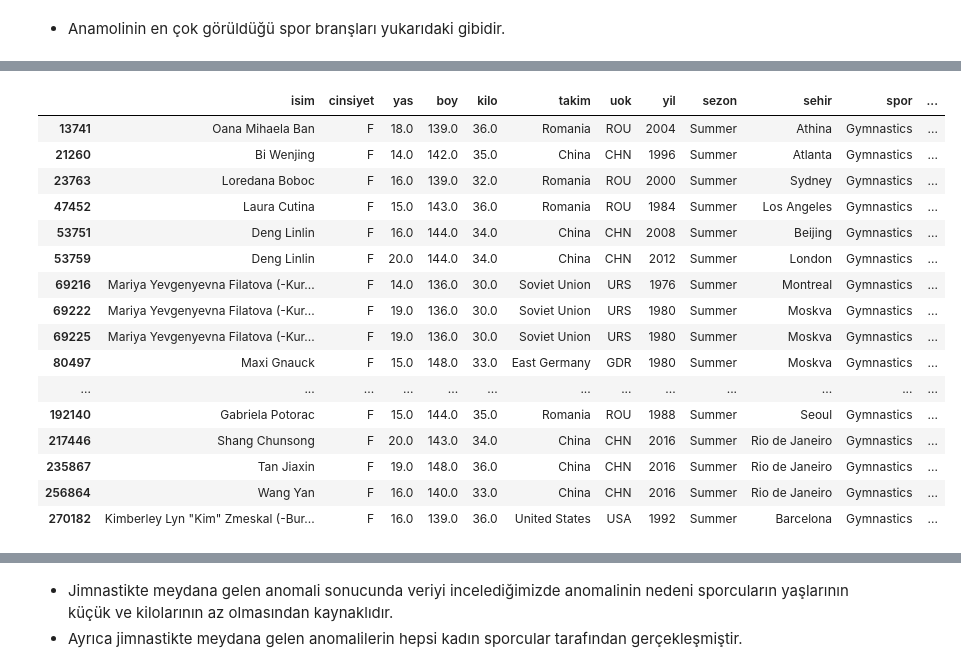
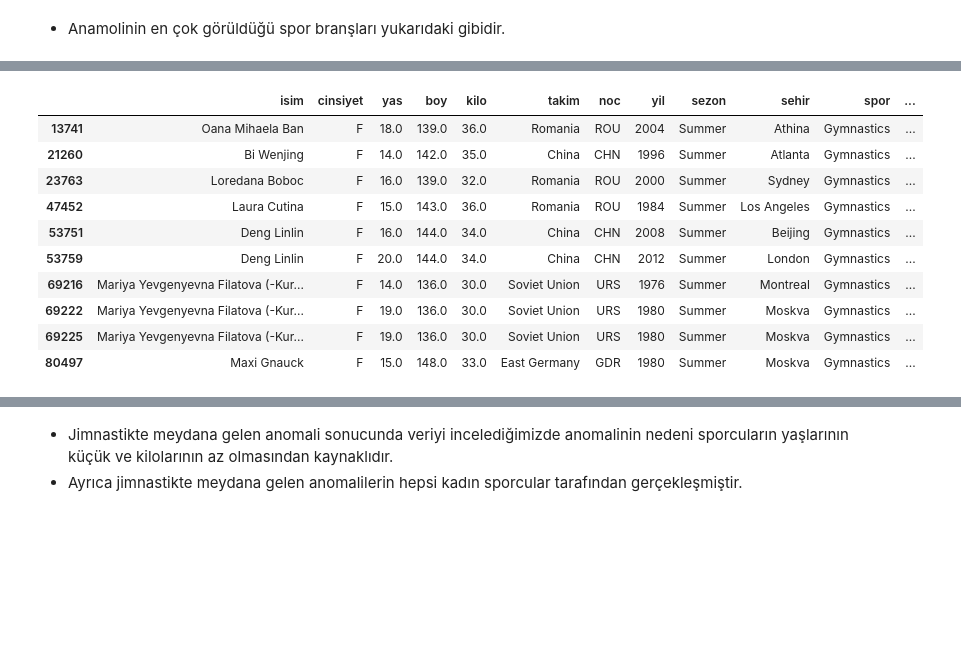
Before and after one commit to MertUrper/Exploratory-Data-Analysis-EDA-, a Jupyter notebook: EDA_olimpiyatlar.ipynb, the cells around one changed output, grey strips where cells are left out. Cells and saved outputs as stored; diff of their text form; code cells hidden in the pictures; blank space fills up the shorter version.

```diff
--- a/EDA_olimpiyatlar.ipynb
+++ b/EDA_olimpiyatlar.ipynb
@@ -369,0 +335,8 @@ plt.show()
+# %%
+# yıl dışında kalanlar için box plot çizdirelim
+sayisal_degisken2 = ["yas", "boy", "kilo"]
+for i in sayisal_degisken2:
+    sns.boxplot(data[i], data = data)
+    plt.title(f" '{i}' Değişkeni için Kutu Grafiği")
+    plt.xlabel(f"{i}")
+    plt.show()
@@ -382,12 +359,8 @@ plt.show()
 * Kategorik değişkenleri incelemek ve yorumlamak için bar grafiklerini kullanacağız.
 # %%
 # öncelikli olarak bar grafiğini elde edeceğimiz metodumuzu yazalım.
-def plotBar(degisken,n = 5):
-    """
-        Girdi: Değişken/sütun ismi
-               n = en önemli 10 eşsiz değer
-        Çıktı: Bar grafiği
-    """
+def plotBar(degisken,n = 10):
+
     veri_ = data[degisken]
     veri_sayma = veri_.value_counts()
     veri_sayma = veri_sayma[:n]
@@ -401,7 +374,7 @@ def plotBar(degisken,n = 5):
     print("{}: \n {}".format(degisken, veri_sayma))
 # %%
 # sayısal değişkenler için histogram çizdirelim
-kategorik_degisken = ["isim", "cinsiyet", "takim", "uok", "sezon", "sehir", "spor", "etkinlik", "madalya"]
+kategorik_degisken = ["isim", "cinsiyet", "takim", "noc", "sezon", "sehir", "spor", "etkinlik", "madalya"]
 for i in kategorik_degisken:
     plotBar(i)
 # %% [output]
@@ -619,7 +620,7 @@ def anomaliTespiti(df,ozellik):
 
     return multiple_outliers
 # %%
-veri_anomali = veri.loc[anomaliTespiti(veri,["yas","kilo","boy"])]
+veri_anomali = data.loc[anomaliTespiti(data,["yas","kilo","boy"])]
 veri_anomali.spor.value_counts()
 # %% [output]
 Basketball        64
@@ -647,9 +648,9 @@ plt.show()
 # %%
 # Jimnastikte meydana gelen anomali nedeni
 veri_gym = veri_anomali[veri_anomali.spor == "Gymnastics"]
-veri_gym
+veri_gym.head(10)
 # %% [output]
-|  | isim | cinsiyet | yas | boy | kilo | takim | uok | yil | sezon | sehir | spor | ... |
+|  | isim | cinsiyet | yas | boy | kilo | takim | noc | yil | sezon | sehir | spor | ... |
 | 13741 | Oana Mihaela Ban | F | 18.0 | 139.0 | 36.0 | Romania | ROU | 2004 | Summer | Athina | Gymnastics | ... |
 | 21260 | Bi Wenjing | F | 14.0 | 142.0 | 35.0 | China | CHN | 1996 | Summer | Atlanta | Gymnastics | ... |
 | 23763 | Loredana Boboc | F | 16.0 | 139.0 | 32.0 | Romania | ROU | 2000 | Summer | Sydney | Gymnastics | ... |
@@ -660,12 +661,6 @@ veri_gym
 | 69222 | Mariya Yevgenyevna Filatova (-Kur... | F | 19.0 | 136.0 | 30.0 | Soviet Union | URS | 1980 | Summer | Moskva | Gymnastics | ... |
 | 69225 | Mariya Yevgenyevna Filatova (-Kur... | F | 19.0 | 136.0 | 30.0 | Soviet Union | URS | 1980 | Summer | Moskva | Gymnastics | ... |
 | 80497 | Maxi Gnauck | F | 15.0 | 148.0 | 33.0 | East Germany | GDR | 1980 | Summer | Moskva | Gymnastics | ... |
-| ... | ... | ... | ... | ... | ... | ... | ... | ... | ... | ... | ... | ... |
-| 192140 | Gabriela Potorac | F | 15.0 | 144.0 | 35.0 | Romania | ROU | 1988 | Summer | Seoul | Gymnastics | ... |
-| 217446 | Shang Chunsong | F | 20.0 | 143.0 | 34.0 | China | CHN | 2016 | Summer | Rio de Janeiro | Gymnastics | ... |
-| 235867 | Tan Jiaxin | F | 19.0 | 148.0 | 36.0 | China | CHN | 2016 | Summer | Rio de Janeiro | Gymnastics | ... |
-| 256864 | Wang Yan | F | 16.0 | 140.0 | 33.0 | China | CHN | 2016 | Summer | Rio de Janeiro | Gymnastics | ... |
-| 270182 | Kimberley Lyn "Kim" Zmeskal (-Bur... | F | 16.0 | 139.0 | 36.0 | United States | USA | 1992 | Summer | Barcelona | Gymnastics | ... |
 # %%
 veri_gym.etkinlik.value_counts()
 # %% [output]
```
Also changed, not shown: parts of 53 cells of this notebook.
